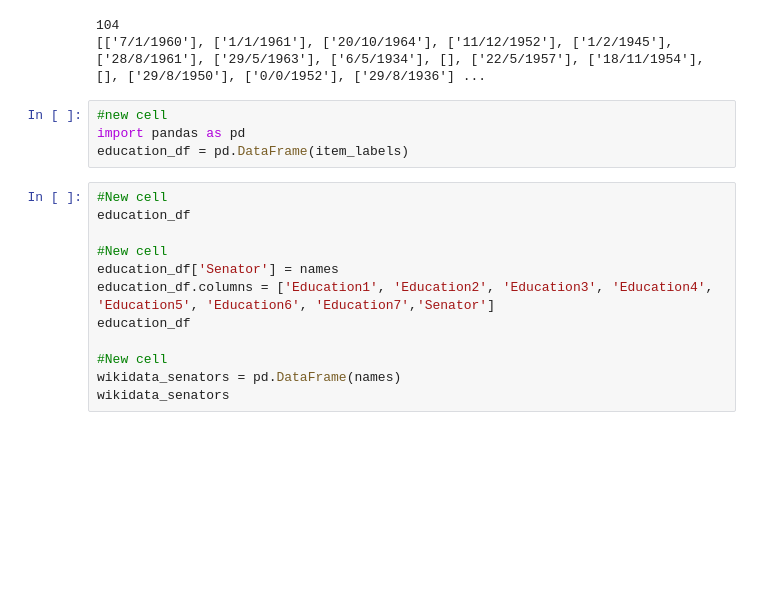
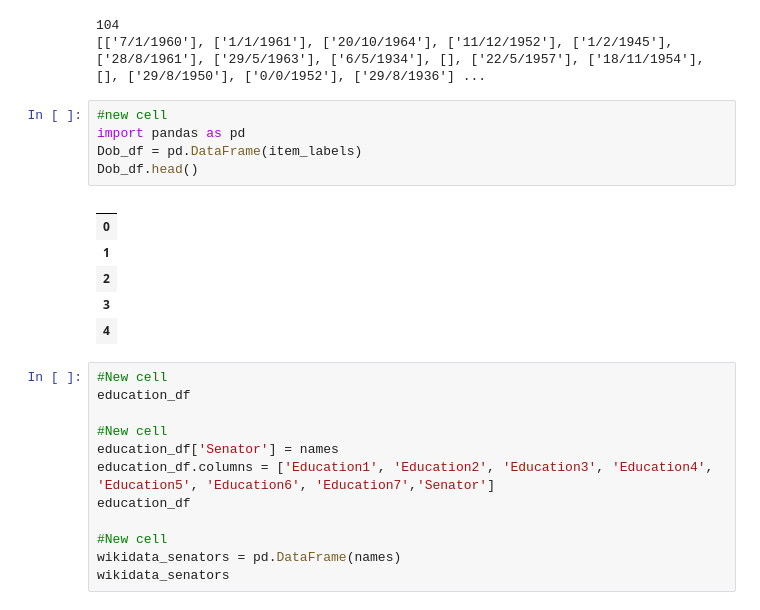
Before and after one commit to ChiruGit/Capstone, a Jupyter notebook: WikiData_Automated.ipynb, the cells around one changed output. Drawn from its saved outputs; the diff is of its cells as text; blank space fills up the shorter version.

```diff
--- a/WikiData_Automated.ipynb
+++ b/WikiData_Automated.ipynb
@@ -398,7 +405,15 @@ print(clm_list_values)
 # %%
 #new cell
 import pandas as pd
-education_df = pd.DataFrame(item_labels)
+Dob_df = pd.DataFrame(item_labels)
+Dob_df.head()
+# %% [output]
+|  |
+| 0 |
+| 1 |
+| 2 |
+| 3 |
+| 4 |
 # %%
 #New cell
 education_df
```
Also changed, not shown: parts of 2 cells of this notebook, 1 other file.
